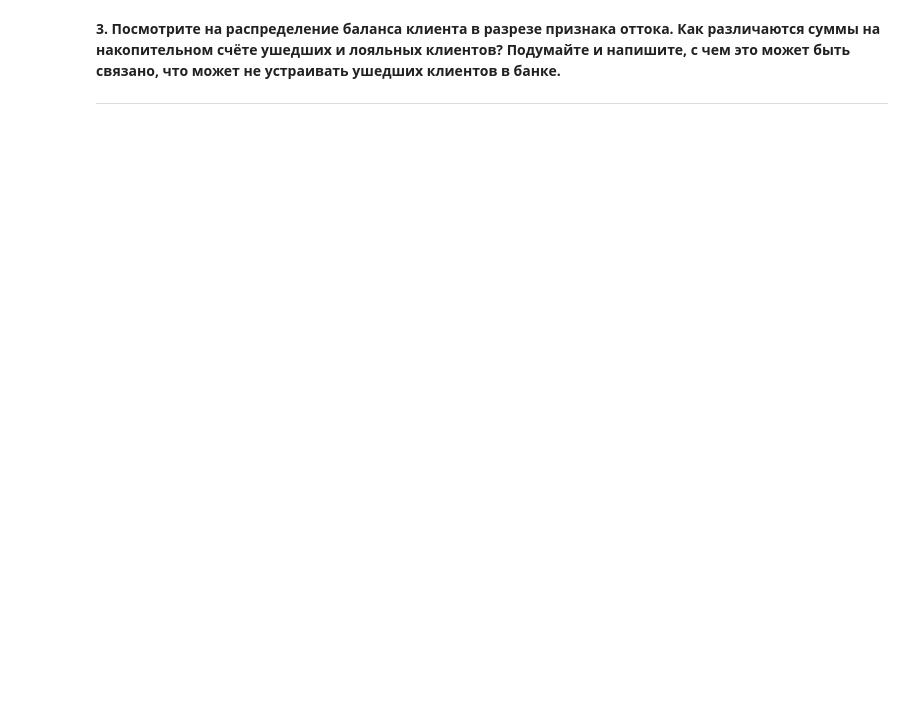
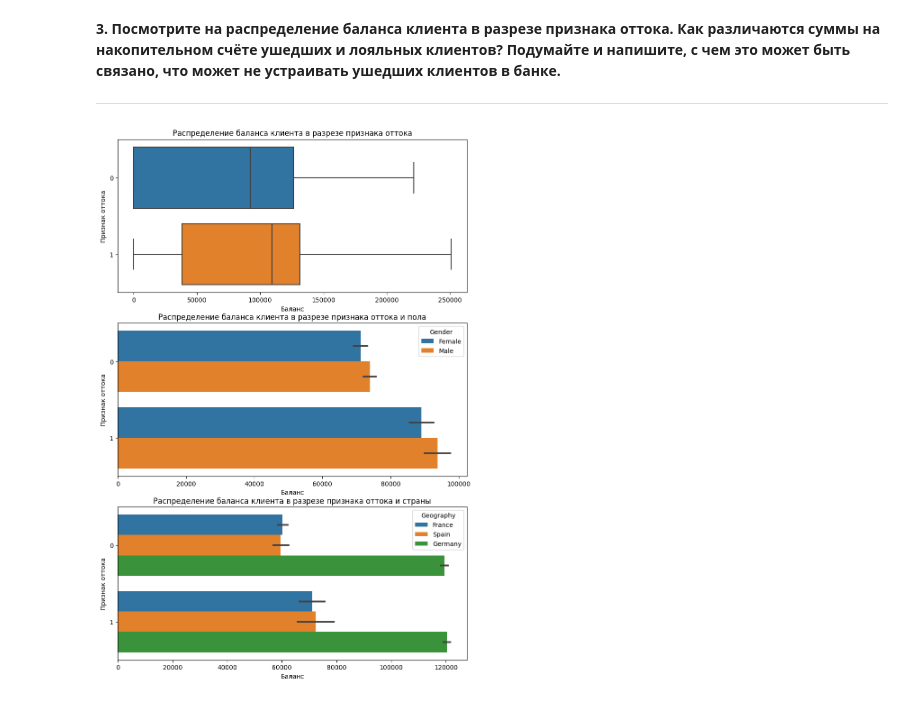
Before and after one commit to Tatpraded/DS_1017_Praded, a Jupyter notebook: Визуализация_постороение_графиков_Банк/churn.ipynb, the cells around one changed output. Cells and saved outputs as stored; diff of their text form; code cells hidden in the pictures; blank space fills up the shorter version.

```diff
--- a/Визуализация_постороение_графиков_Банк/churn.ipynb
+++ b/Визуализация_постороение_графиков_Банк/churn.ipynb
@@ -146,3 +146,26 @@ sns.histplot(
 # %% [markdown]
 **3. Посмотрите на распределение баланса клиента в разрезе признака оттока. Как различаются суммы на накопительном счёте ушедших и лояльных клиентов? Подумайте и напишите, с чем это может быть связано, что может не устраивать ушедших клиентов в банке.**
 ___________________________________________________________________________________________
+# %%
+import seaborn as sns
+fig, axes = plt.subplots(nrows=3, ncols=1, figsize=(10,15))
+
+
+sns.boxplot(ax=axes[0], data=churn_data_df, y='Exited', x='Balance', orient='h', width=0.8);
+axes[0].set_title('Распределение баланса клиента в разрезе признака оттока')
+axes[0].set_xlabel('Баланс')
+axes[0].set_ylabel('Признак оттока');
+
+
+sns.barplot(ax=axes[1], x="Balance", y="Exited", hue="Gender", orient='h', data=churn_data_df)
+axes[1].set_title('Распределение баланса клиента в разрезе признака оттока и пола')
+axes[1].set_xlabel('Баланс')
+axes[1].set_ylabel('Признак оттока');
+
+
+sns.barplot(ax=axes[2], x="Balance", y="Exited", hue="Geography", orient='h', data=churn_data_df)
+axes[2].set_title('Распределение баланса клиента в разрезе признака оттока и страны')
+axes[2].set_xlabel('Баланс')
+axes[2].set_ylabel('Признак оттока');
+# %% [output]
+[figure, added]
```
Also changed, not shown: parts of 5 cells of this notebook.
